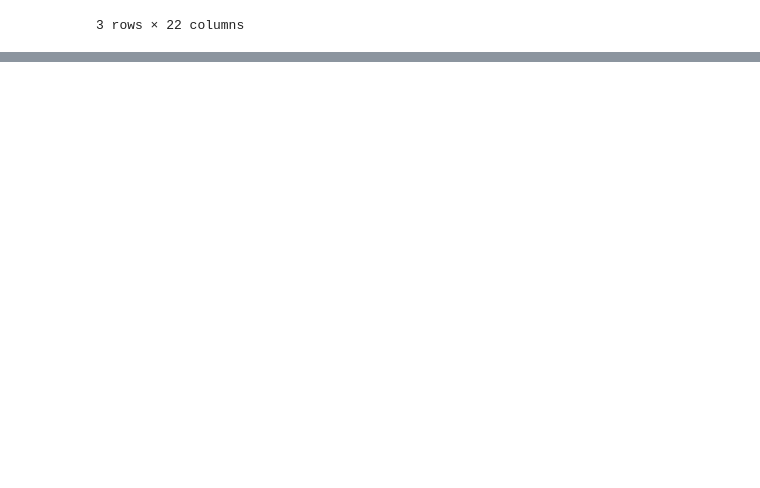
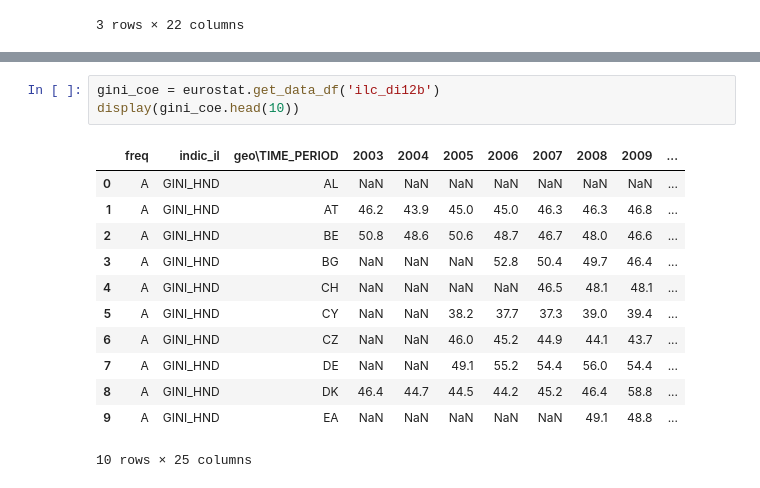
Before and after one commit to NyX3Ton/nyx3ton-project, a Jupyter notebook: eurostat-data/main-app.ipynb, the cells around one changed output, grey strips where cells are left out. Drawn from its saved outputs; the diff is of its cells as text; blank space fills up the shorter version.

```diff
--- a/eurostat-data/main-app.ipynb
+++ b/eurostat-data/main-app.ipynb
@@ -702,0 +806,16 @@ debt_perc.to_csv(os.getcwd() + r'.\Fiskalna politika\debt_perc_2005_{}.csv'.form
+# %%
+gini_coe = eurostat.get_data_df('ilc_di12b')
+display(gini_coe.head(10))
+# %% [output]
+|  | freq | indic_il | geo\TIME_PERIOD | 2003 | 2004 | 2005 | 2006 | 2007 | 2008 | 2009 | ... |
+| 0 | A | GINI_HND | AL | NaN | NaN | NaN | NaN | NaN | NaN | NaN | ... |
+| 1 | A | GINI_HND | AT | 46.2 | 43.9 | 45.0 | 45.0 | 46.3 | 46.3 | 46.8 | ... |
+| 2 | A | GINI_HND | BE | 50.8 | 48.6 | 50.6 | 48.7 | 46.7 | 48.0 | 46.6 | ... |
+| 3 | A | GINI_HND | BG | NaN | NaN | NaN | 52.8 | 50.4 | 49.7 | 46.4 | ... |
+| 4 | A | GINI_HND | CH | NaN | NaN | NaN | NaN | 46.5 | 48.1 | 48.1 | ... |
+| 5 | A | GINI_HND | CY | NaN | NaN | 38.2 | 37.7 | 37.3 | 39.0 | 39.4 | ... |
+| 6 | A | GINI_HND | CZ | NaN | NaN | 46.0 | 45.2 | 44.9 | 44.1 | 43.7 | ... |
+| 7 | A | GINI_HND | DE | NaN | NaN | 49.1 | 55.2 | 54.4 | 56.0 | 54.4 | ... |
+| 8 | A | GINI_HND | DK | 46.4 | 44.7 | 44.5 | 44.2 | 45.2 | 46.4 | 58.8 | ... |
+| 9 | A | GINI_HND | EA | NaN | NaN | NaN | NaN | NaN | 49.1 | 48.8 | ... |
+10 rows × 25 columns
```
Also changed, not shown: parts of 11 cells of this notebook, 1 other file.
